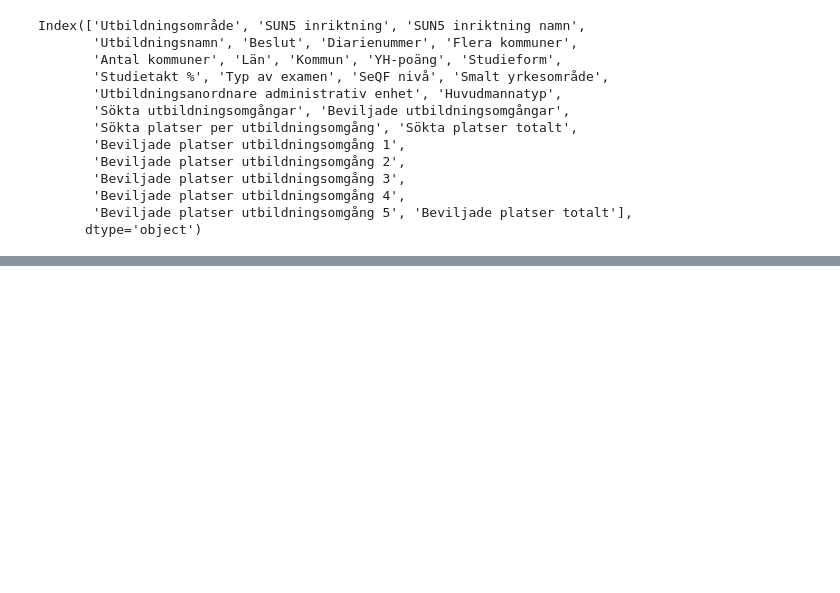
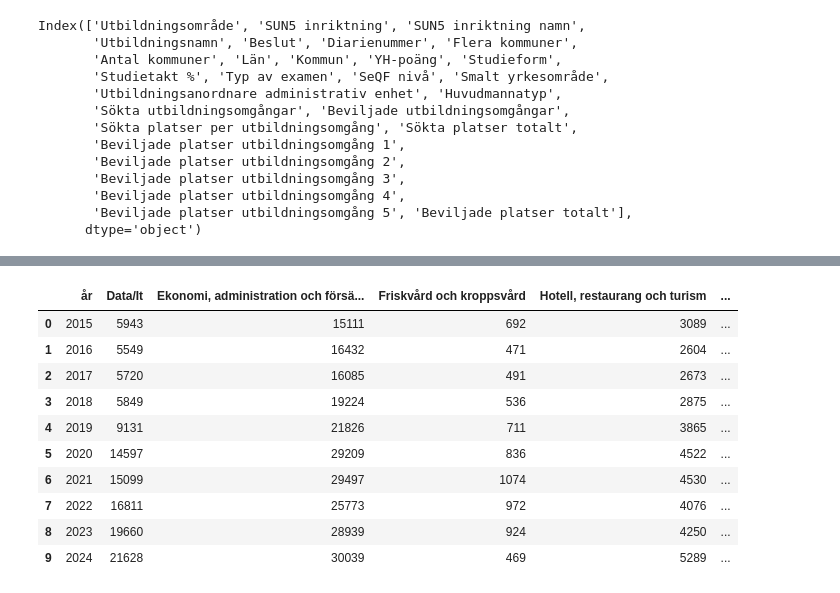
Before and after one commit to MilouSandenL/TheSkool, a Jupyter notebook: explorations/Niclas_eda.ipynb, the cells around one changed output, grey strips where cells are left out. Drawn from its saved outputs; the diff is of its cells as text; code cells hidden in the pictures; blank space fills up the shorter version.

```diff
--- a/explorations/Niclas_eda.ipynb
+++ b/explorations/Niclas_eda.ipynb
@@ -309,0 +356,24 @@ Index(['Utbildningsområde', 'SUN5 inriktning', 'SUN5 inriktning namn',
+# %%
+import pandas as pd
+
+def load_trend_data():
+    df = pd.read_csv("data/trender.csv", encoding="latin1")
+    cols_to_drop = ['ålder', 'kön']
+    for col in cols_to_drop:
+        if col in df.columns:
+            df = df.drop(columns=[col])
+    return df
+# %%
+load_trend_data()
+# %% [output]
+|  | år | Data/It | Ekonomi, administration och försä... | Friskvård och kroppsvård | Hotell, restaurang och turism | ... |
+| 0 | 2015 | 5943 | 15111 | 692 | 3089 | ... |
+| 1 | 2016 | 5549 | 16432 | 471 | 2604 | ... |
+| 2 | 2017 | 5720 | 16085 | 491 | 2673 | ... |
+| 3 | 2018 | 5849 | 19224 | 536 | 2875 | ... |
+| 4 | 2019 | 9131 | 21826 | 711 | 3865 | ... |
+| 5 | 2020 | 14597 | 29209 | 836 | 4522 | ... |
+| 6 | 2021 | 15099 | 29497 | 1074 | 4530 | ... |
+| 7 | 2022 | 16811 | 25773 | 972 | 4076 | ... |
+| 8 | 2023 | 19660 | 28939 | 924 | 4250 | ... |
+| 9 | 2024 | 21628 | 30039 | 469 | 5289 | ... |
```
Also changed, not shown: parts of 6 cells of this notebook, 6 other files.
